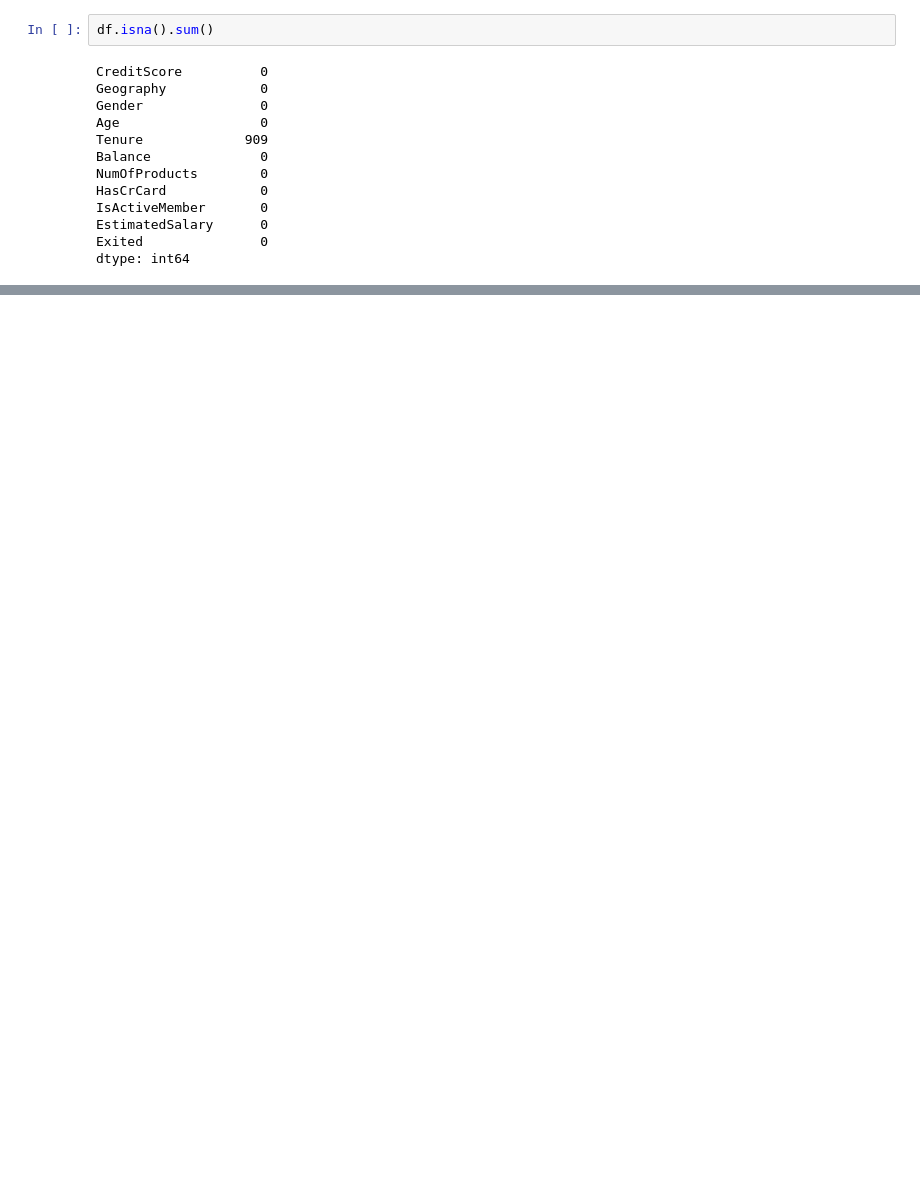
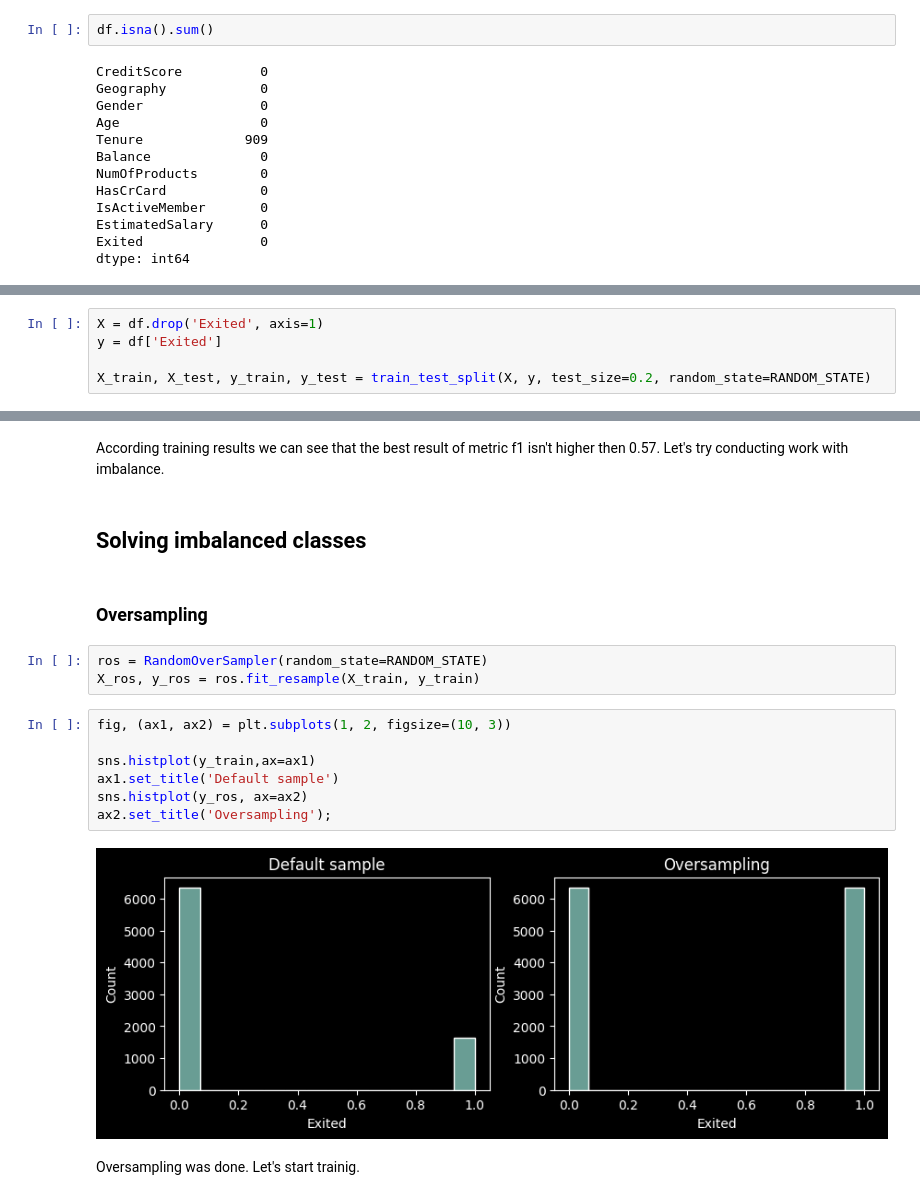
Before and after one commit to UsovAlexander/Outflow-of-bank-customers, a Jupyter notebook: Отток клиентов банка.ipynb, the cells around one changed output, grey strips where cells are left out. Drawn from its saved outputs; the diff is of its cells as text; blank space fills up the shorter version.

```diff
--- a/Отток клиентов банка.ipynb
+++ b/Отток клиентов банка.ipynb
@@ -146,0 +144,5 @@ X_test[numeric] = scaler.transform(X_test[numeric])
+# %%
+X = df.drop('Exited', axis=1)
+y = df['Exited']
+
+X_train, X_test, y_train, y_test = train_test_split(X, y, test_size=0.2, random_state=RANDOM_STATE)
@@ -412,0 +275,20 @@ plt.show()
+# %% [markdown]
+According training results we can see that the best result of metric f1 isn't higher then 0.57. Let's try conducting work with imbalance.
+# %% [markdown]
+## Solving imbalanced classes
+# %% [markdown]
+### Oversampling
+# %%
+ros = RandomOverSampler(random_state=RANDOM_STATE)
+X_ros, y_ros = ros.fit_resample(X_train, y_train)
+# %%
+fig, (ax1, ax2) = plt.subplots(1, 2, figsize=(10, 3))
+
+sns.histplot(y_train,ax=ax1)
+ax1.set_title('Default sample')
+sns.histplot(y_ros, ax=ax2)
+ax2.set_title('Oversampling');
+# %% [output]
+[figure, added]
+# %% [markdown]
+Oversampling was done. Let's start trainig.
```
Also changed, not shown: parts of 112 cells of this notebook.
